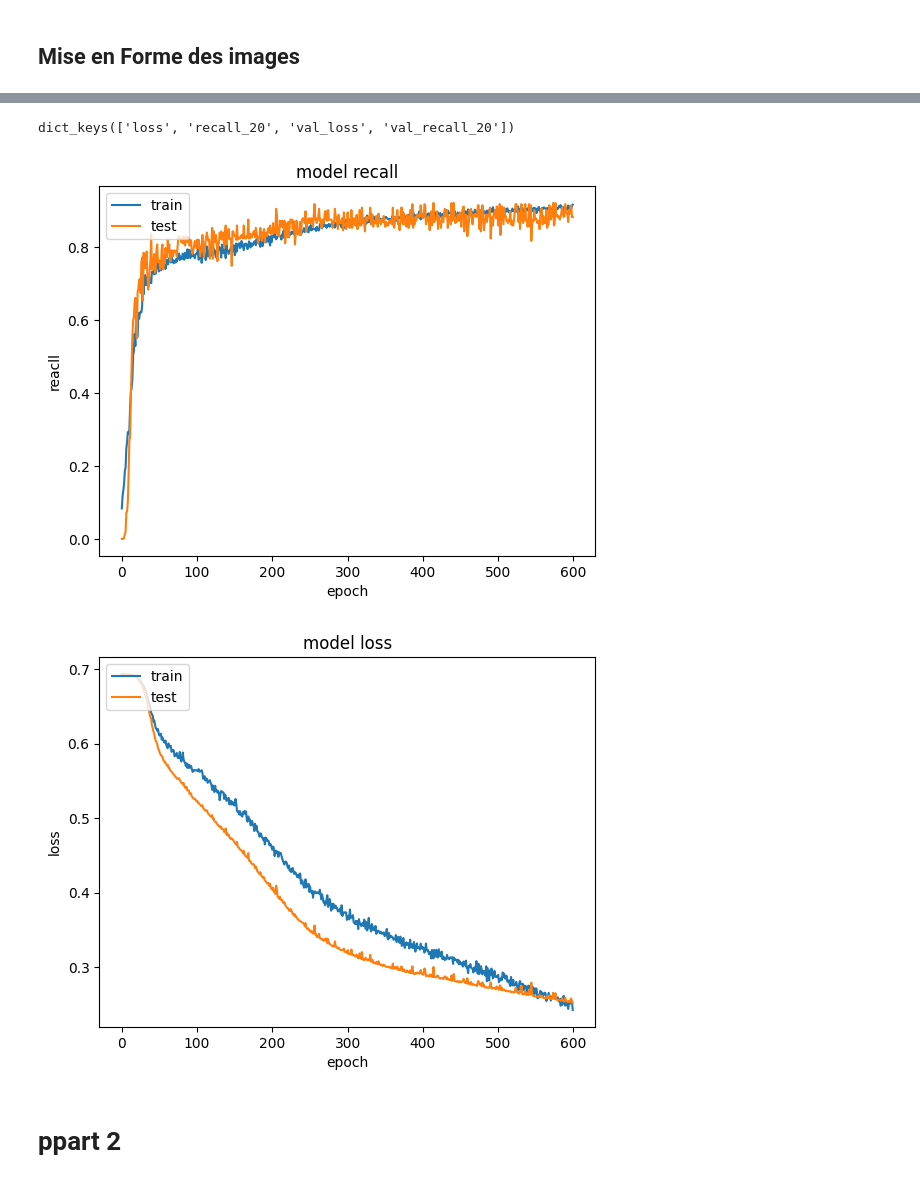
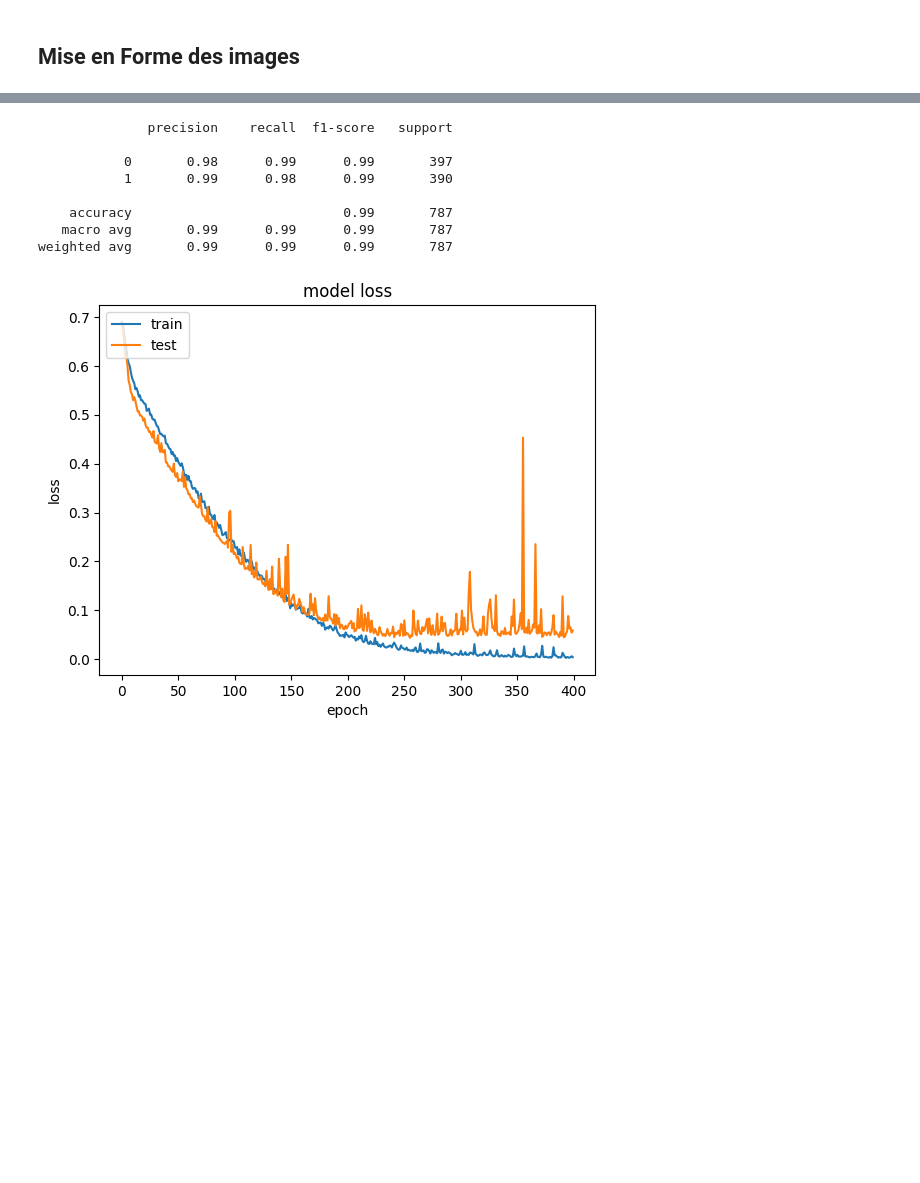
Before and after one commit to nou321/PFE_Nour, a Jupyter notebook: CnnAug_Test.ipynb, the cells around one changed output, grey strips where cells are left out. Cells and saved outputs as stored; diff of their text form; code cells hidden in the pictures; blank space fills up the shorter version.

```diff
--- a/CnnAug_Test.ipynb
+++ b/CnnAug_Test.ipynb
@@ -127,6 +114,6 @@ nsj_data.extend(zoom_data_nsj)
 nsj_data.extend(distortion_data_nsj)
 nsj_data.extend(translate_data_nsj)
 nsj_data.extend(flip_dist_data_nsj)
-
+nsj_data.extend(rot_tran_nsj)
 len(nsj_data)
 # %% [output]
@@ -151,14 +140,13 @@ x_test = x_test.reshape(x_test.shape[0], 64,64, 1).astype('float32') / 255
 # %%
 model = Sequential()
-model.add(Conv2D(32,(3,3),activation='relu', input_shape = (64,64,1)))
+model.add(Conv2D(32,(11,11),padding='same',activation='relu', input_shape = (64,64,1)))
+
+model.add(Conv2D(32, kernel_size = (7,7),padding='same',activation='relu'))
 model.add(MaxPooling2D((2, 2)))
-model.add(Conv2D(32, kernel_size = (3,3),activation='relu'))
-model.add(MaxPooling2D((2, 2)))
-model.add(Conv2D(16, kernel_size = (3,3),activation='relu'))
-model.add(MaxPooling2D((2, 2)))
-model.add(Conv2D(8,(3,3),activation='relu'))
+model.add(Conv2D(32,padding='same', kernel_size = (7,7),activation='relu'))
 model.add(MaxPooling2D((2, 2)))
 model.add(Flatten())
+model.add(Dense(128,activation='relu'))
 model.add(Dense(64,activation='relu'))
 model.add(Dense(32, activation='relu'))
 model.add(Dropout(0.5))
@@ -187,8 +177,6 @@ None
 # %%
-callback = tf.keras.callbacks.EarlyStopping(monitor='loss', patience=3)
-model.compile(optimizer=Adam(learning_rate=0.00001),loss=tf.keras.losses.binary_crossentropy
-              ,metrics=[keras.metrics.Recall()])
+model.compile(optimizer=Adam(learning_rate=0.00001),loss=tf.keras.losses.binary_crossentropy,
+              metrics=['accuracy',keras.metrics.Recall(),keras.metrics.Precision()])
 # %%
-#affichage de fnct loss +accuracy
-H2 = model.fit(x_train, y_train, validation_data= (x_test, y_test), epochs=600, batch_size=32)
+H2 = model.fit(x_train, y_train, validation_data= (x_test, y_test), epochs=400, batch_size=32)
 # %% [output]
@@ -212,26 +223,22 @@ Epoch 600/600
+# %%
+print(classification_report(y_test, y_pred_classes))
+# %% [output]
+              precision    recall  f1-score   support
+
+           0       0.98      0.99      0.99       397
+           1       0.99      0.98      0.99       390
+
+    accuracy                           0.99       787
+   macro avg       0.99      0.99      0.99       787
+weighted avg       0.99      0.99      0.99       787
 # %%
-print(H2.history.keys())
-# accuracy
-plt.plot(H2.history['recall_20'])
-plt.plot(H2.history['val_recall_20'])
-plt.title('model recall')
-plt.ylabel('reacll')
-plt.xlabel('epoch')
-plt.legend(['train', 'test'], loc='upper left')
-plt.show()
-#recall
-
 #loss
 plt.plot(H2.history['loss'])
 plt.plot(H2.history['val_loss'])
 plt.title('model loss')
 plt.ylabel('loss')
 plt.xlabel('epoch')
 plt.legend(['train', 'test'], loc='upper left')
 plt.show()
 # %% [output]
-dict_keys(['loss', 'recall_20', 'val_loss', 'val_recall_20'])
-[figure, old version]
+[figure, new version]
-[figure, removed]
-# %% [markdown]
-# ppart 2
```
Also changed, not shown: parts of 24 cells of this notebook.
